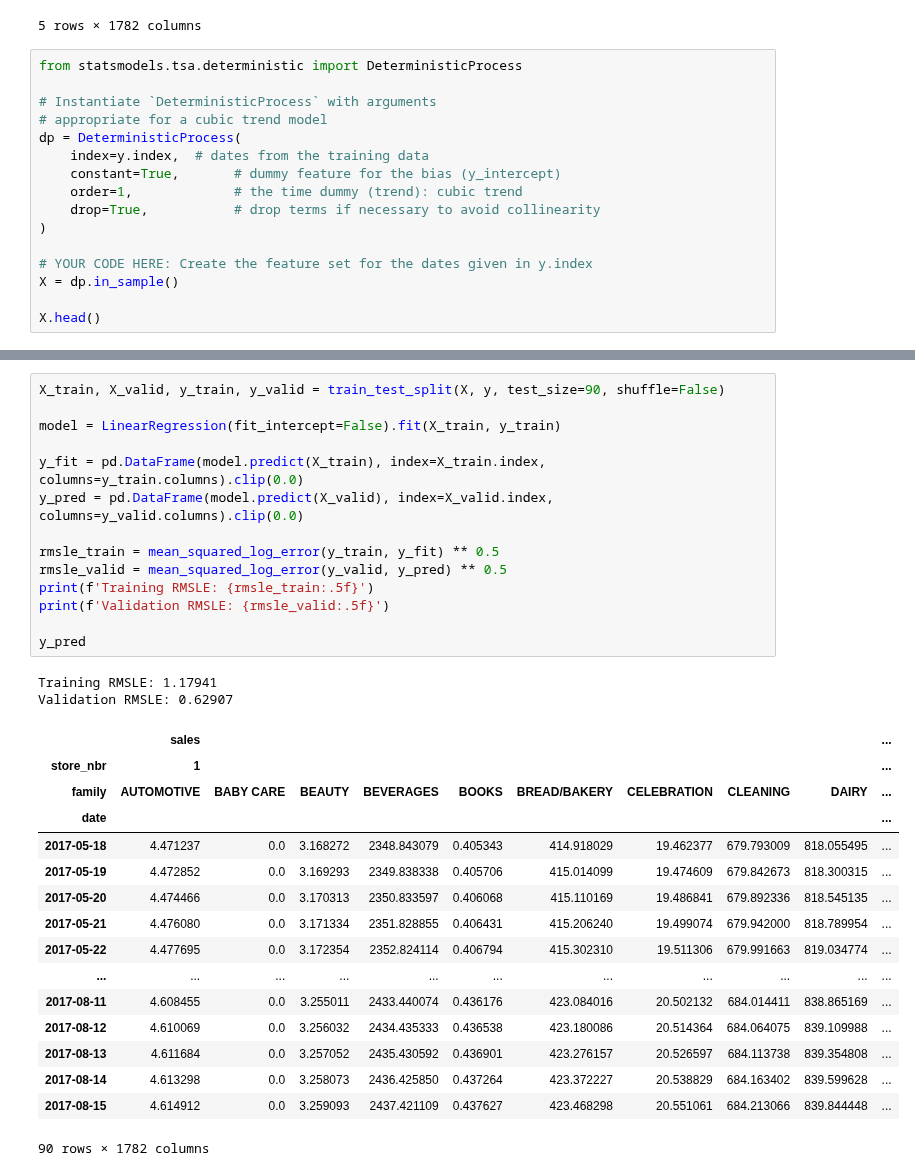
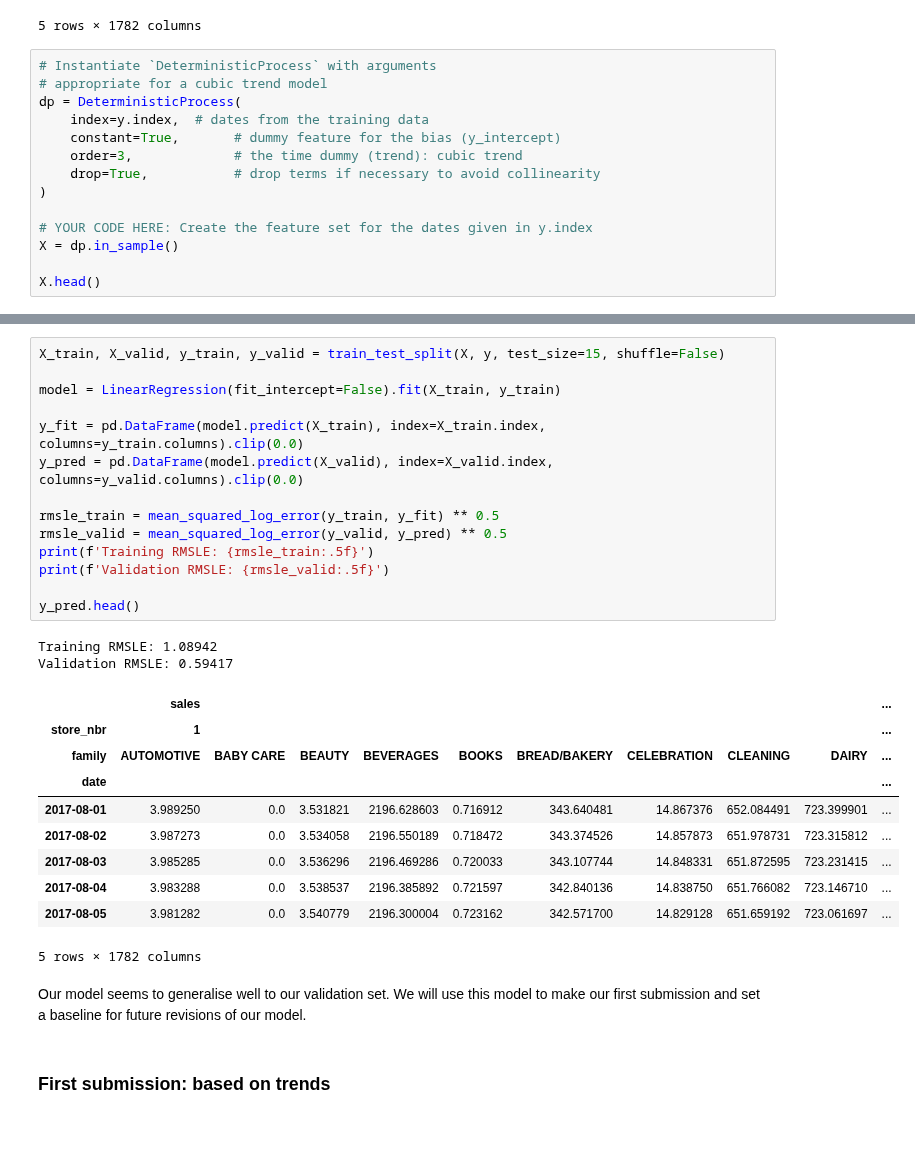
Before and after one commit to abhirup-ghosh/kaggle, a Jupyter notebook: store-sales-time-series-forecasting.ipynb, the cells around one changed output, grey strips where cells are left out. Cells and saved outputs as stored; diff of their text form; blank space fills up the shorter version.

Commit message:
Kaggle Notebook | store-sales-time-series-forecasting | Version 9

```diff
--- a/store-sales-time-series-forecasting.ipynb
+++ b/store-sales-time-series-forecasting.ipynb
@@ -273,14 +374,12 @@ y.head()
 | 2013-01-05 | 5.0 | 0.0 | 3.0 | 1160.0 | 0.0 | 301.057007 | 0.0 | 811.0 | 464.0 | ... |
 5 rows × 1782 columns
 # %%
-from statsmodels.tsa.deterministic import DeterministicProcess
-
 # Instantiate `DeterministicProcess` with arguments
 # appropriate for a cubic trend model
 dp = DeterministicProcess(
     index=y.index,  # dates from the training data
     constant=True,       # dummy feature for the bias (y_intercept)
-    order=1,             # the time dummy (trend): cubic trend
+    order=3,             # the time dummy (trend): cubic trend
     drop=True,           # drop terms if necessary to avoid collinearity
 )
 
@@ -299,36 +398,34 @@ X.head()
 # %%
-X_train, X_valid, y_train, y_valid = train_test_split(X, y, test_size=90, shuffle=False)
+X_train, X_valid, y_train, y_valid = train_test_split(X, y, test_size=15, shuffle=False)
 
 model = LinearRegression(fit_intercept=False).fit(X_train, y_train)
 
 y_fit = pd.DataFrame(model.predict(X_train), index=X_train.index, columns=y_train.columns).clip(0.0)
 y_pred = pd.DataFrame(model.predict(X_valid), index=X_valid.index, columns=y_valid.columns).clip(0.0)
 
 rmsle_train = mean_squared_log_error(y_train, y_fit) ** 0.5
 rmsle_valid = mean_squared_log_error(y_valid, y_pred) ** 0.5
 print(f'Training RMSLE: {rmsle_train:.5f}')
 print(f'Validation RMSLE: {rmsle_valid:.5f}')
 
-y_pred
+y_pred.head()
 # %% [output]
-Training RMSLE: 1.17941
-Validation RMSLE: 0.62907
+Training RMSLE: 1.08942
+Validation RMSLE: 0.59417
 |  | sales |  |  |  |  |  |  |  |  | ... |
 | store_nbr | 1 |  |  |  |  |  |  |  |  | ... |
 | family | AUTOMOTIVE | BABY CARE | BEAUTY | BEVERAGES | BOOKS | BREAD/BAKERY | CELEBRATION | CLEANING | DAIRY | ... |
 | date |  |  |  |  |  |  |  |  |  | ... |
-| 2017-05-18 | 4.471237 | 0.0 | 3.168272 | 2348.843079 | 0.405343 | 414.918029 | 19.462377 | 679.793009 | 818.055495 | ... |
-| 2017-05-19 | 4.472852 | 0.0 | 3.169293 | 2349.838338 | 0.405706 | 415.014099 | 19.474609 | 679.842673 | 818.300315 | ... |
-| 2017-05-20 | 4.474466 | 0.0 | 3.170313 | 2350.833597 | 0.406068 | 415.110169 | 19.486841 | 679.892336 | 818.545135 | ... |
-| 2017-05-21 | 4.476080 | 0.0 | 3.171334 | 2351.828855 | 0.406431 | 415.206240 | 19.499074 | 679.942000 | 818.789954 | ... |
-| 2017-05-22 | 4.477695 | 0.0 | 3.172354 | 2352.824114 | 0.406794 | 415.302310 | 19.511306 | 679.991663 | 819.034774 | ... |
-| ... | ... | ... | ... | ... | ... | ... | ... | ... | ... | ... |
-| 2017-08-11 | 4.608455 | 0.0 | 3.255011 | 2433.440074 | 0.436176 | 423.084016 | 20.502132 | 684.014411 | 838.865169 | ... |
-| 2017-08-12 | 4.610069 | 0.0 | 3.256032 | 2434.435333 | 0.436538 | 423.180086 | 20.514364 | 684.064075 | 839.109988 | ... |
-| 2017-08-13 | 4.611684 | 0.0 | 3.257052 | 2435.430592 | 0.436901 | 423.276157 | 20.526597 | 684.113738 | 839.354808 | ... |
-| 2017-08-14 | 4.613298 | 0.0 | 3.258073 | 2436.425850 | 0.437264 | 423.372227 | 20.538829 | 684.163402 | 839.599628 | ... |
-| 2017-08-15 | 4.614912 | 0.0 | 3.259093 | 2437.421109 | 0.437627 | 423.468298 | 20.551061 | 684.213066 | 839.844448 | ... |
+| 2017-08-01 | 3.989250 | 0.0 | 3.531821 | 2196.628603 | 0.716912 | 343.640481 | 14.867376 | 652.084491 | 723.399901 | ... |
+| 2017-08-02 | 3.987273 | 0.0 | 3.534058 | 2196.550189 | 0.718472 | 343.374526 | 14.857873 | 651.978731 | 723.315812 | ... |
+| 2017-08-03 | 3.985285 | 0.0 | 3.536296 | 2196.469286 | 0.720033 | 343.107744 | 14.848331 | 651.872595 | 723.231415 | ... |
+| 2017-08-04 | 3.983288 | 0.0 | 3.538537 | 2196.385892 | 0.721597 | 342.840136 | 14.838750 | 651.766082 | 723.146710 | ... |
+| 2017-08-05 | 3.981282 | 0.0 | 3.540779 | 2196.300004 | 0.723162 | 342.571700 | 14.829128 | 651.659192 | 723.061697 | ... |
-90 rows × 1782 columns
+5 rows × 1782 columns
+# %% [markdown]
+Our model seems to generalise well to our validation set. We will use this model to make our first submission and set a baseline for future revisions of our model.
+# %% [markdown]
+### First submission: based on trends
 # %%
 # Create features for test set
 X_test = dp.out_of_sample(steps=16)
```
Also changed, not shown: parts of 24 cells of this notebook.
